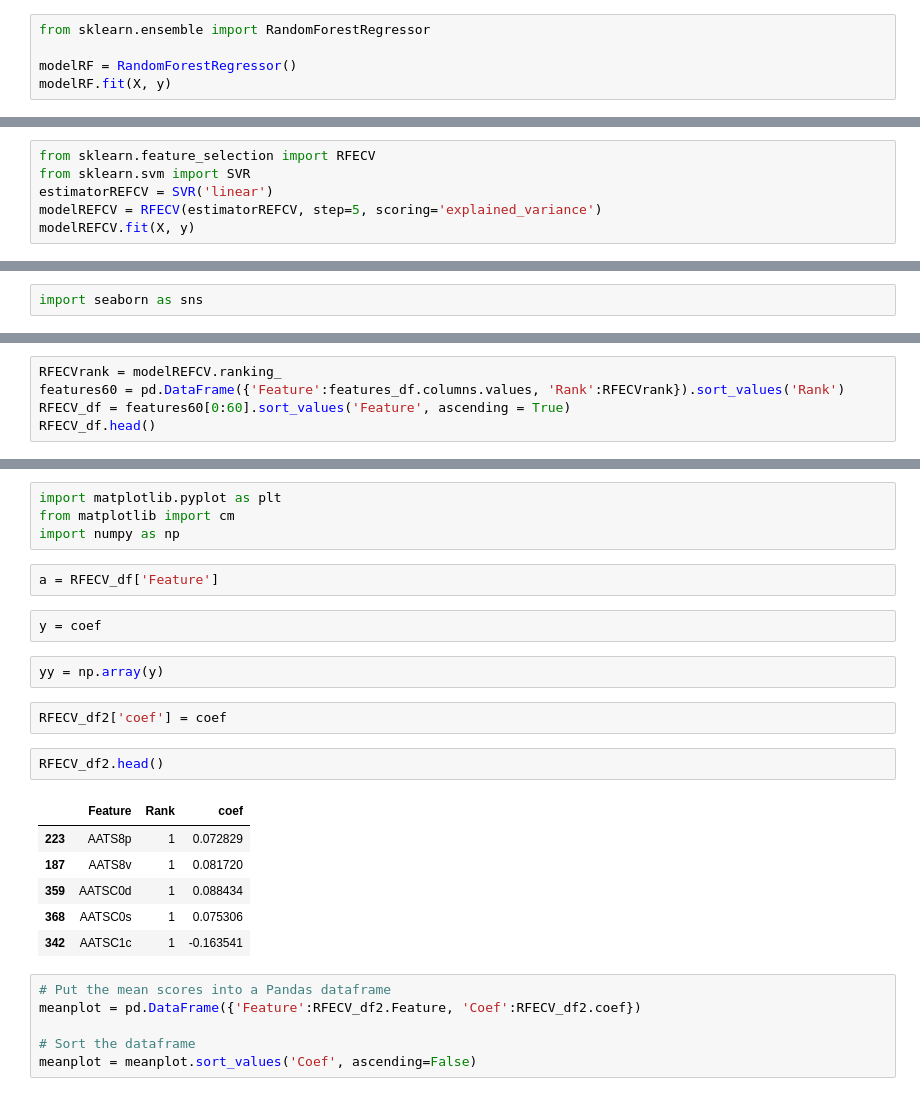
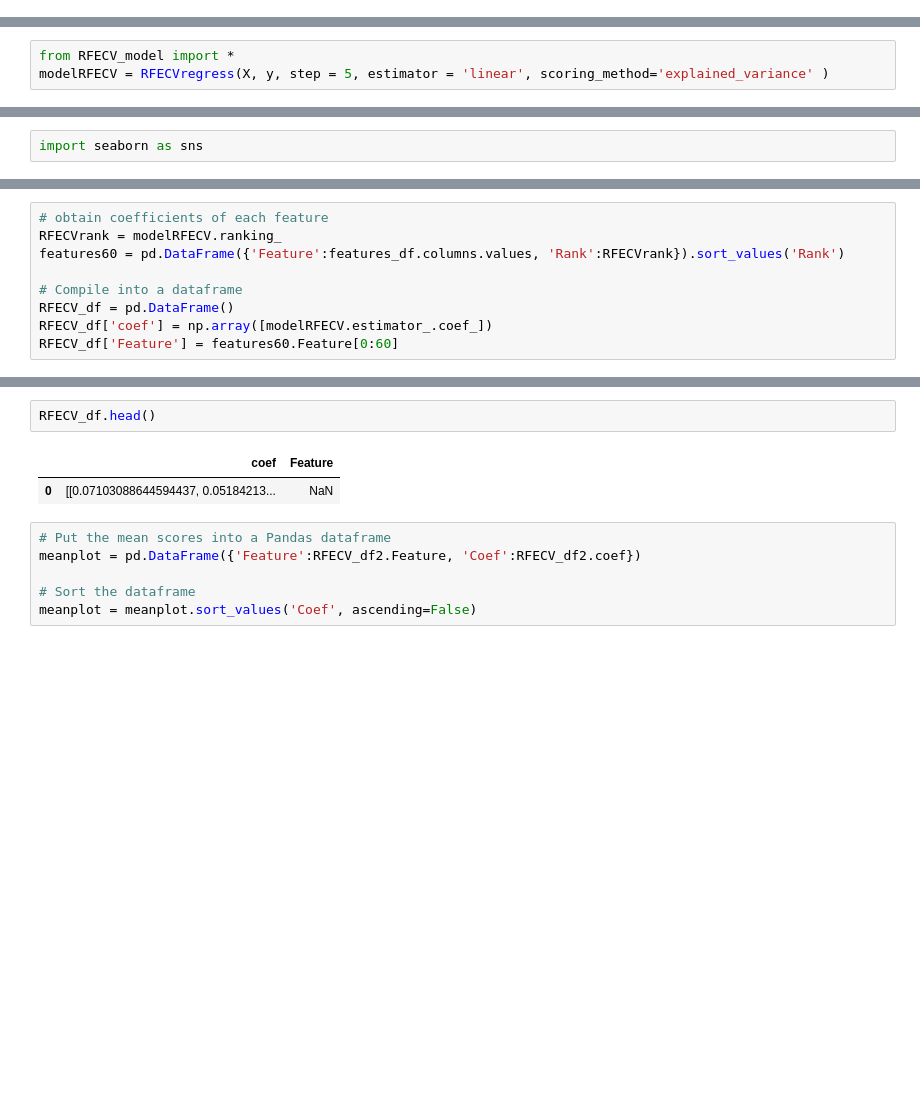
Before and after one commit to sjluozho/PV-Cell, a Jupyter notebook: PV_Cell/Data Cleaning/SelectFeatures_plt.ipynb, the cells around one changed output, grey strips where cells are left out. Cells and saved outputs as stored; diff of their text form; blank space fills up the shorter version.

```diff
--- a/PV_Cell/Data Cleaning/SelectFeatures_plt.ipynb
+++ b/PV_Cell/Data Cleaning/SelectFeatures_plt.ipynb
@@ -311,8 +135,3 @@ LASSO has difficulty in converging the coefficients and returns an odd plot. The
 In addition to linear and non-linear regression, tree based model provides a more flexible method to describe the bonding between features and our target.
 # %% [markdown]
 * **Random Forest**
-# %%
-from sklearn.ensemble import RandomForestRegressor
-
-modelRF = RandomForestRegressor()
-modelRF.fit(X, y)
@@ -346,6 +165,0 @@ import numpy as np
-# %%
-from sklearn.feature_selection import RFECV
-from sklearn.svm import SVR
-estimatorREFCV = SVR('linear')
-modelREFCV = RFECV(estimatorREFCV, step=5, scoring='explained_variance')
-modelREFCV.fit(X, y)
@@ -388,0 +166,3 @@ coef.sort()
+# %%
+from RFECV_model import *
+modelRFECV = RFECVregress(X, y, step = 5, estimator = 'linear', scoring_method='explained_variance' )
@@ -405,6 +195,10 @@ Optimal number of features : 60
 # %%
-RFECVrank = modelREFCV.ranking_
+# obtain coefficients of each feature
+RFECVrank = modelRFECV.ranking_
 features60 = pd.DataFrame({'Feature':features_df.columns.values, 'Rank':RFECVrank}).sort_values('Rank')
-RFECV_df = features60[0:60].sort_values('Feature', ascending = True)
-RFECV_df.head()
+
+# Compile into a dataframe
+RFECV_df = pd.DataFrame()
+RFECV_df['coef'] = np.array([modelRFECV.estimator_.coef_])
+RFECV_df['Feature'] = features60.Feature[0:60]
 # %% [output]
@@ -417,24 +206,8 @@ RFECV_df.head()
-# %%
-import matplotlib.pyplot as plt
-from matplotlib import cm
-import numpy as np
-# %%
-a = RFECV_df['Feature']
-# %%
-y = coef
-# %%
-yy = np.array(y)
-# %%
-RFECV_df2['coef'] = coef
 # %%
-RFECV_df2.head()
+RFECV_df.head()
 # %% [output]
-|  | Feature | Rank | coef |
-| 223 | AATS8p | 1 | 0.072829 |
-| 187 | AATS8v | 1 | 0.081720 |
-| 359 | AATSC0d | 1 | 0.088434 |
-| 368 | AATSC0s | 1 | 0.075306 |
-| 342 | AATSC1c | 1 | -0.163541 |
+|  | coef | Feature |
+| 0 | [[0.07103088644594437, 0.05184213... | NaN |
 # %%
 # Put the mean scores into a Pandas dataframe
 meanplot = pd.DataFrame({'Feature':RFECV_df2.Feature, 'Coef':RFECV_df2.coef})
```
Also changed, not shown: parts of 52 cells of this notebook, 4 other files.
